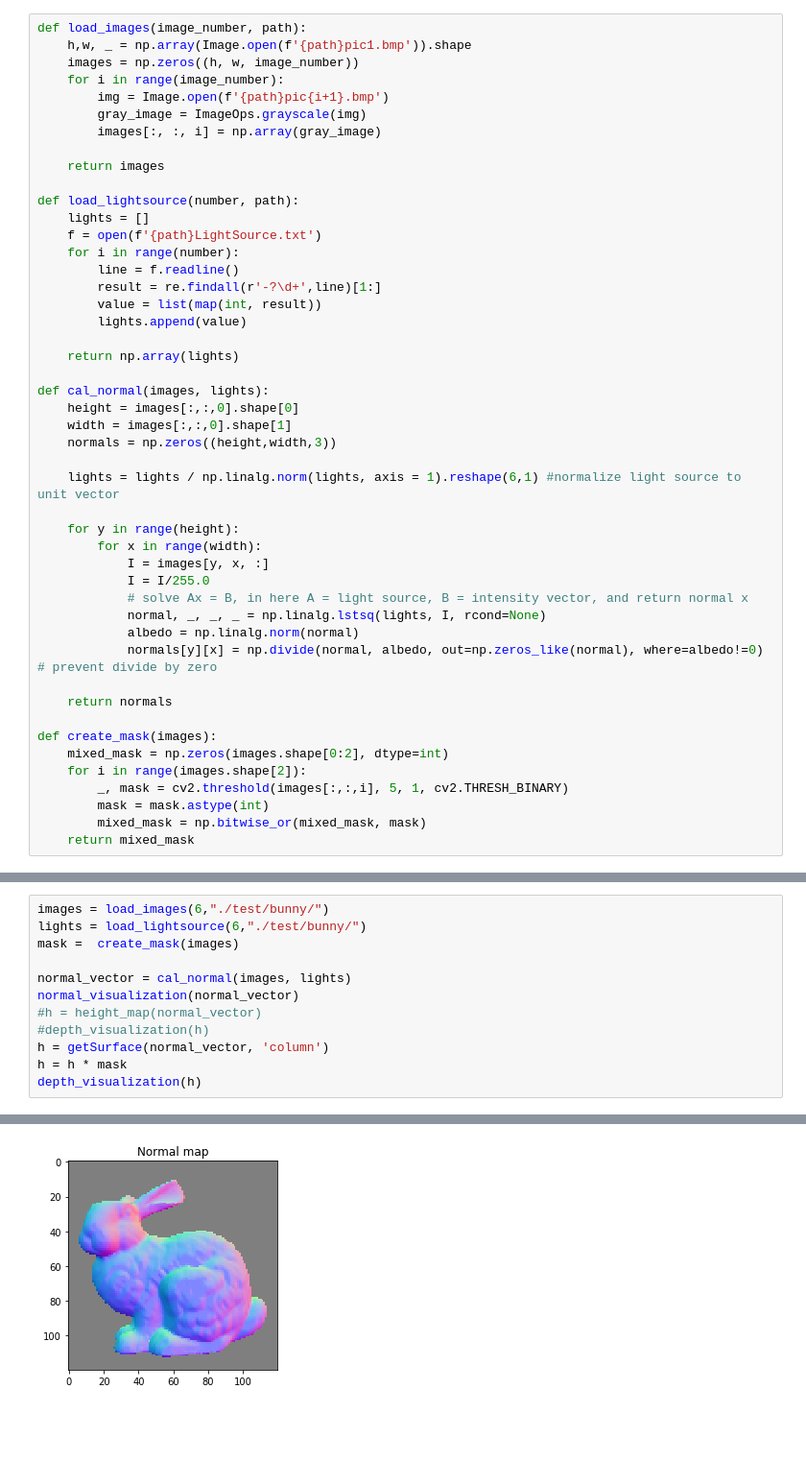
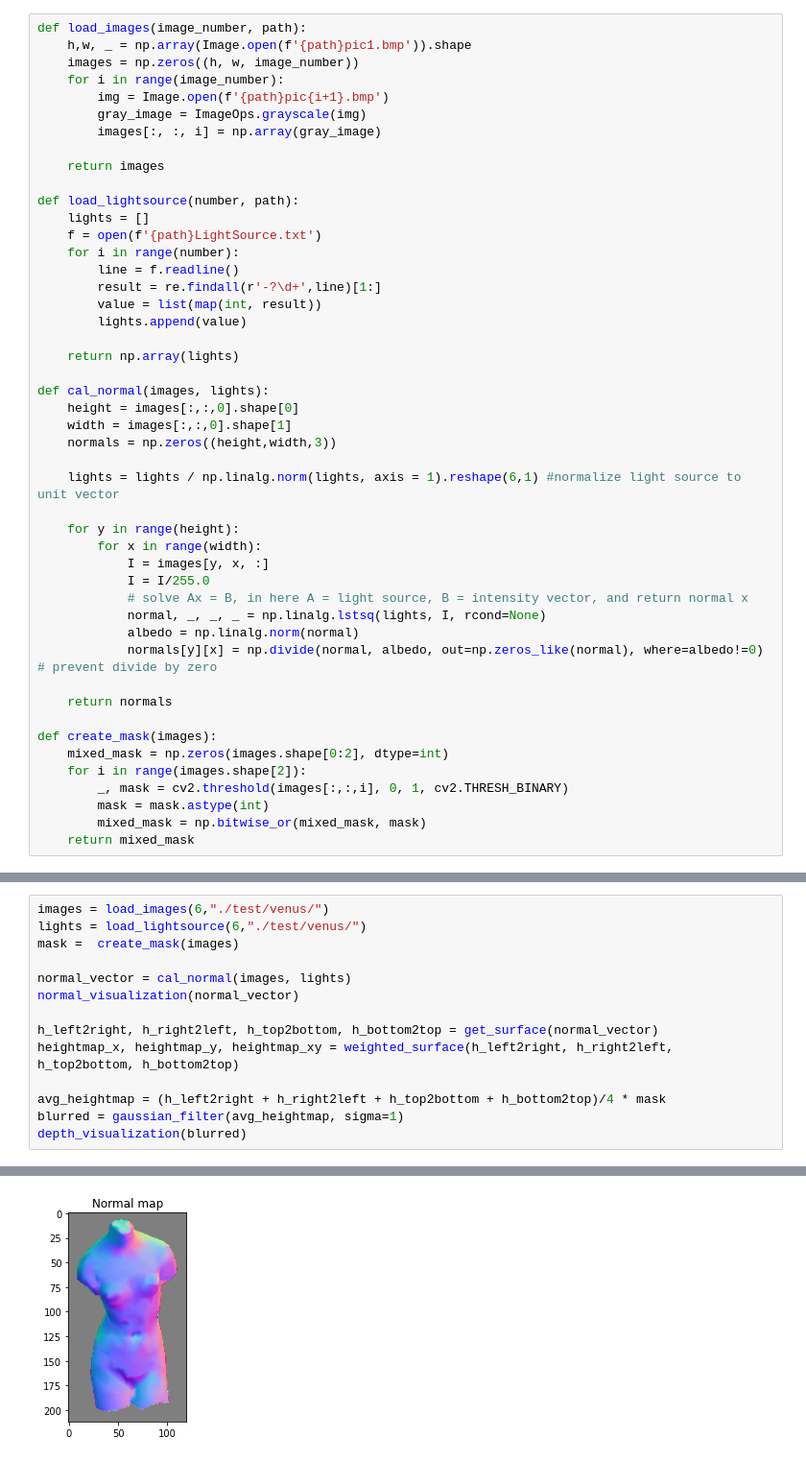
Before and after one commit to yogada508/Computer-vision, a Jupyter notebook: HW1/HW1.ipynb, the cells around one changed output, grey strips where cells are left out. Shown: that part at 96% size. Drawn from its saved outputs; the diff is of its cells as text; blank space fills up the shorter version.

Commit message:
add depth map result

```diff
--- a/HW1/HW1.ipynb
+++ b/HW1/HW1.ipynb
@@ -71,7 +100,7 @@ def cal_normal(images, lights):
 def create_mask(images):
     mixed_mask = np.zeros(images.shape[0:2], dtype=int)
     for i in range(images.shape[2]):
-        _, mask = cv2.threshold(images[:,:,i], 5, 1, cv2.THRESH_BINARY)
+        _, mask = cv2.threshold(images[:,:,i], 0, 1, cv2.THRESH_BINARY)
         mask = mask.astype(int)
         mixed_mask = np.bitwise_or(mixed_mask, mask)
     return mixed_mask
@@ -120,13 +171,15 @@ def getSurface(surfaceNormals, method='column'):
 # %%
-images = load_images(6,"./test/bunny/")
-lights = load_lightsource(6,"./test/bunny/")
+images = load_images(6,"./test/venus/")
+lights = load_lightsource(6,"./test/venus/")
 mask =  create_mask(images)
 
 normal_vector = cal_normal(images, lights)
 normal_visualization(normal_vector)
-#h = height_map(normal_vector)
-#depth_visualization(h)
-h = getSurface(normal_vector, 'column')
-h = h * mask
-depth_visualization(h)
+
+h_left2right, h_right2left, h_top2bottom, h_bottom2top = get_surface(normal_vector)
+heightmap_x, heightmap_y, heightmap_xy = weighted_surface(h_left2right, h_right2left, h_top2bottom, h_bottom2top)
+
+avg_heightmap = (h_left2right + h_right2left + h_top2bottom + h_bottom2top)/4 * mask
+blurred = gaussian_filter(avg_heightmap, sigma=1)
+depth_visualization(blurred)
 # %% [output]
@@ -135 +186 @@ method: COLUMN
-[figure, old version]
+[figure, new version]
```
Also changed, not shown: parts of 10 cells of this notebook, 4 other files.
